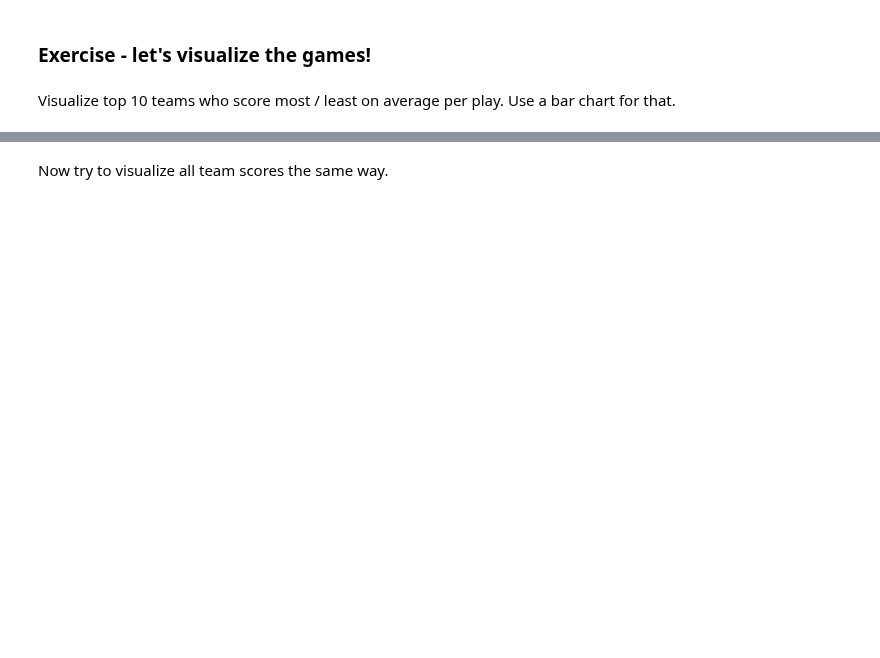
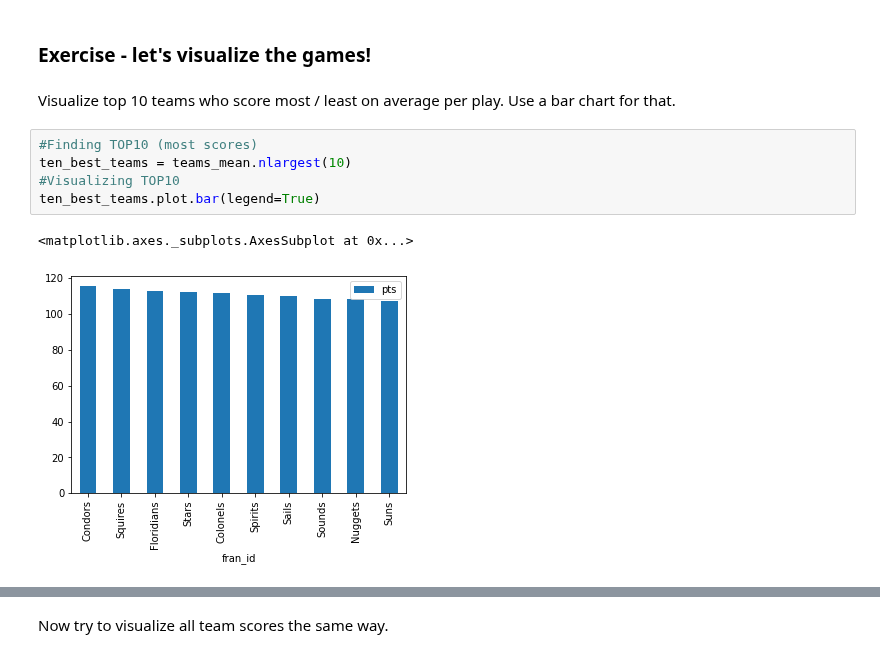
Before and after one commit to Gintariuxas/Challenge, a Jupyter notebook: Turing_College_Technical_Challenge.ipynb, the cells around one changed output, grey strips where cells are left out. Cells and saved outputs as stored; diff of their text form; blank space fills up the shorter version.

```diff
--- a/Turing_College_Technical_Challenge.ipynb
+++ b/Turing_College_Technical_Challenge.ipynb
@@ -206,6 +217,14 @@ Let's start with some readings. Go through a official Pandas [tutorial](https://
 ### Exercise - let's visualize the games!
 # %% [markdown]
 Visualize top 10 teams who score most / least on average per play. Use a bar chart for that.
+# %%
+#Finding TOP10 (most scores)
+ten_best_teams = teams_mean.nlargest(10)
+#Visualizing TOP10
+ten_best_teams.plot.bar(legend=True)
+# %% [output]
+<matplotlib.axes._subplots.AxesSubplot at 0x...>
+[figure, added]
 # %% [markdown]
 You should see a result as follows:
 <div><img src="https://i.imgur.com/io7fvju.png" /></div>
```
Also changed, not shown: parts of 5 cells of this notebook.
